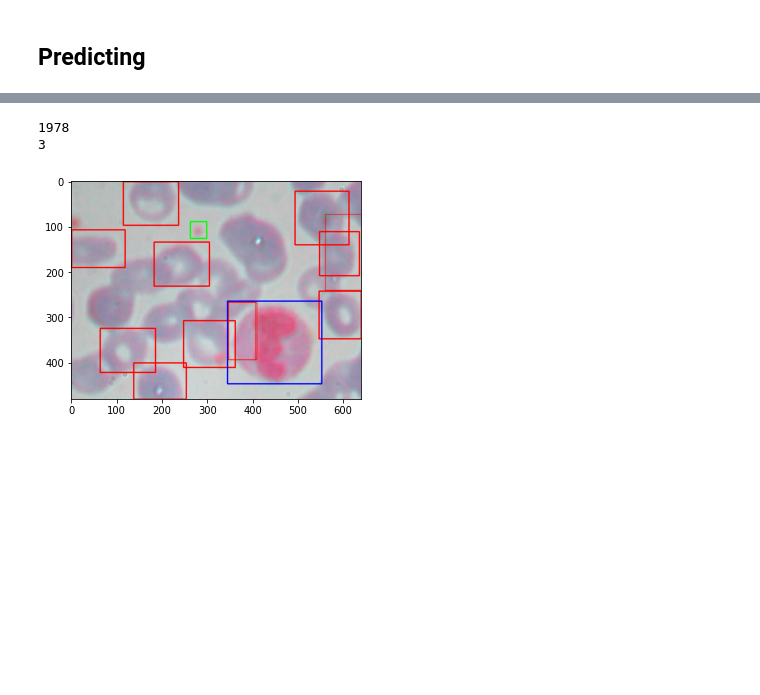
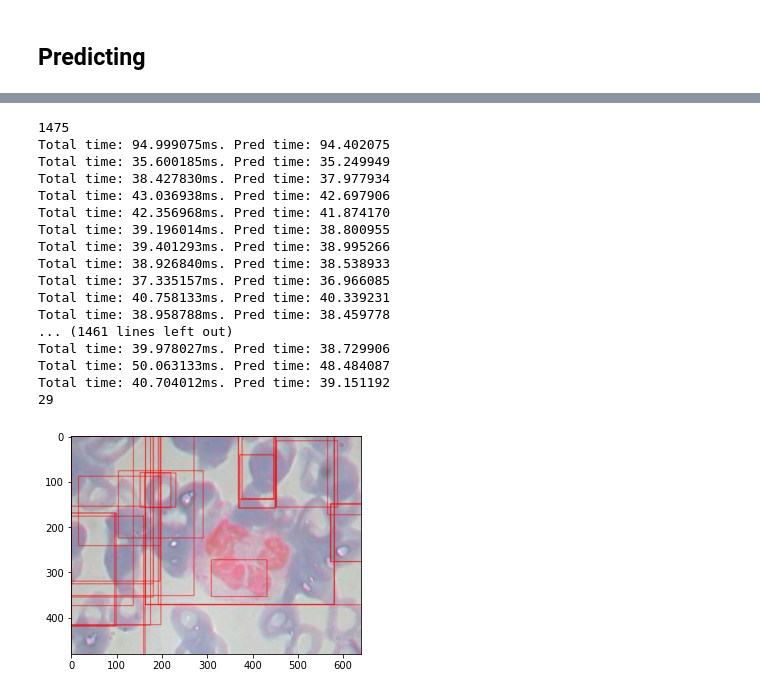
Before and after one commit to howardg2000/BCCD_Dataset, a Jupyter notebook: analysis.ipynb, the cells around one changed output, grey strips where cells are left out. Drawn from its saved outputs; the diff is of its cells as text; code cells hidden in the pictures; blank space fills up the shorter version.

```diff
--- a/analysis.ipynb
+++ b/analysis.ipynb
@@ -165,6 +150,6 @@ Using TensorFlow backend.
 # %%
 num_classes = 4
-labels_one_hot = keras.utils.to_categorical(yTrain, num_classes)
+labels_one_hot = keras.utils.np_utils.to_categorical(yTrain, num_classes)
 # %%
 xTrain = xTrain.astype("float32")
 # %%
@@ -224,11 +214,13 @@ model.load_weights('weights.h5')
 # %%
-epochs = 25
+epochs = 2
 # %%
+from tensorflow.keras import optimizers
+
 batch_size = 128
 lr = 0.001
 decay = 1e-6
 
-optimizer = keras.optimizers.RMSprop(lr=lr, decay=decay)
+optimizer = optimizers.RMSprop(learning_rate=lr, decay=decay)
 model.compile(optimizer=optimizer, loss="categorical_crossentropy", metrics=["accuracy"])
 # %%
 history = model.fit(
@@ -272,7 +252,7 @@ xTrain[:10].shape
 labelColors = {1: (0,255,0), 2: (255,0,0), 3: (0,0,255)}
 # %%
 # Show example image and the objects
-fileNum = "200"
+fileNum = "000"
 jpgFile = "BloodImage_00" + fileNum + ".jpg"
 csvFile = "BloodImage_00" + fileNum + ".csv"
 img = cv2.imread(os.path.join(imagePath, jpgFile))
@@ -291,24 +271,46 @@ plt.imshow(img)
 # %%
+import time
+img = cv2.imread(os.path.join(imagePath, jpgFile))
+
 ss = cv2.ximgproc.segmentation.createSelectiveSearchSegmentation()
 ss.setBaseImage(img)
 ss.switchToSelectiveSearchFast()
 rects = ss.process()
 imgOut = img.copy()
 print(len(rects))
 count = 0
 for i, rect in (enumerate(rects)):
     x, y, w, h = rect
+    a = time.time()
     resized = cv2.resize(imgout[y:y+h,x:x+w], (IMG_SIZE,IMG_SIZE), interpolation = cv2.INTER_AREA).astype('float32')
     resized /= 255.
     resized = np.expand_dims(resized, axis=0)
+    b = time.time()
     pred = model.predict(resized)
     label = (np.argmax(pred, axis=1)[0])
-    if label > 0 and pred[0][label] >= 1:
+    c = time.time()
+    print(f'Total time: {1000*(c-a):2f}ms. Pred time: {1000*(c-b):2f}')
+    if label > 0 and pred[0][label] >= 0.9999:
         count += 1
         cv2.rectangle(imgOut, (x, y), (x+w, y+h), labelColors[label], 1, cv2.LINE_AA)
 plt.imshow(imgOut)
 print(count)
 # %% [output]
-1978
-3
+1475
+Total time: 94.999075ms. Pred time: 94.402075
+Total time: 35.600185ms. Pred time: 35.249949
+Total time: 38.427830ms. Pred time: 37.977934
+Total time: 43.036938ms. Pred time: 42.697906
+Total time: 42.356968ms. Pred time: 41.874170
+Total time: 39.196014ms. Pred time: 38.800955
+Total time: 39.401293ms. Pred time: 38.995266
+Total time: 38.926840ms. Pred time: 38.538933
+Total time: 37.335157ms. Pred time: 36.966085
+Total time: 40.758133ms. Pred time: 40.339231
+Total time: 38.958788ms. Pred time: 38.459778
+... (1461 lines left out)
+Total time: 39.978027ms. Pred time: 38.729906
+Total time: 50.063133ms. Pred time: 48.484087
+Total time: 40.704012ms. Pred time: 39.151192
+29
-[figure, old version]
+[figure, new version]
```
Also changed, not shown: parts of 9 cells of this notebook, 5 other files.
